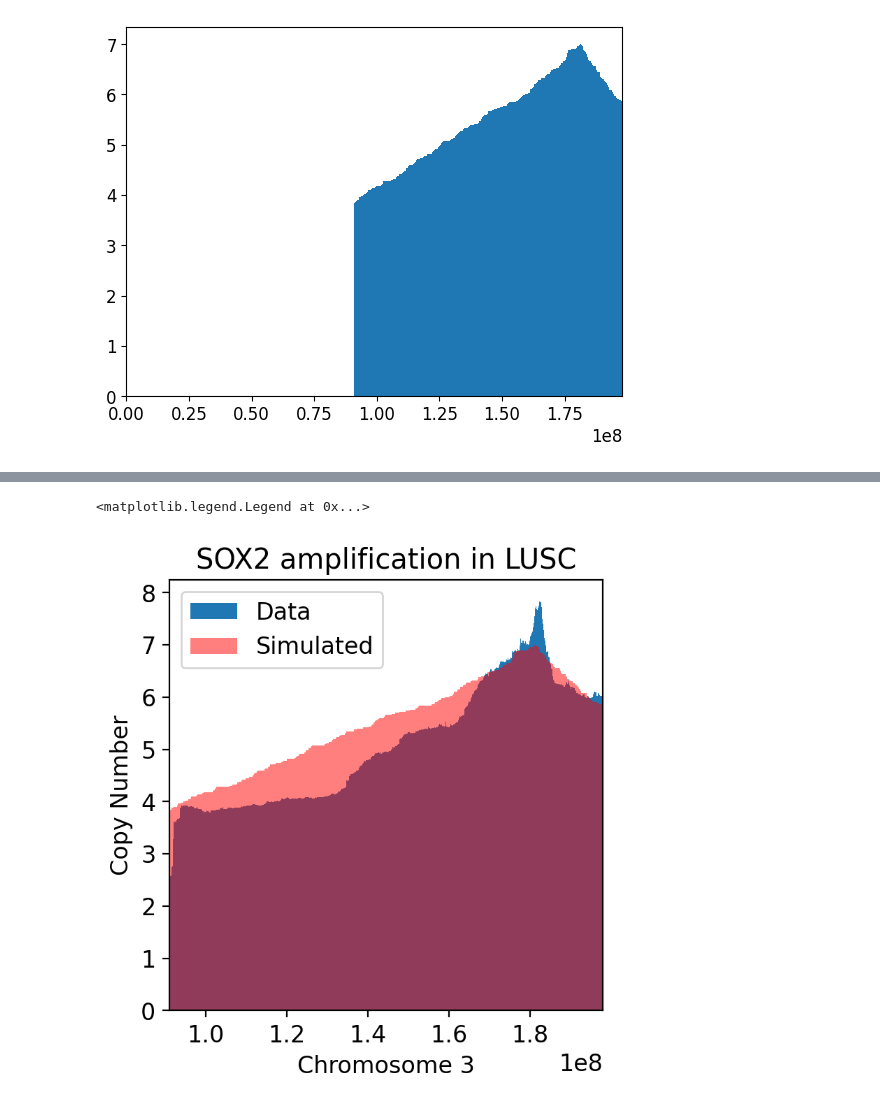
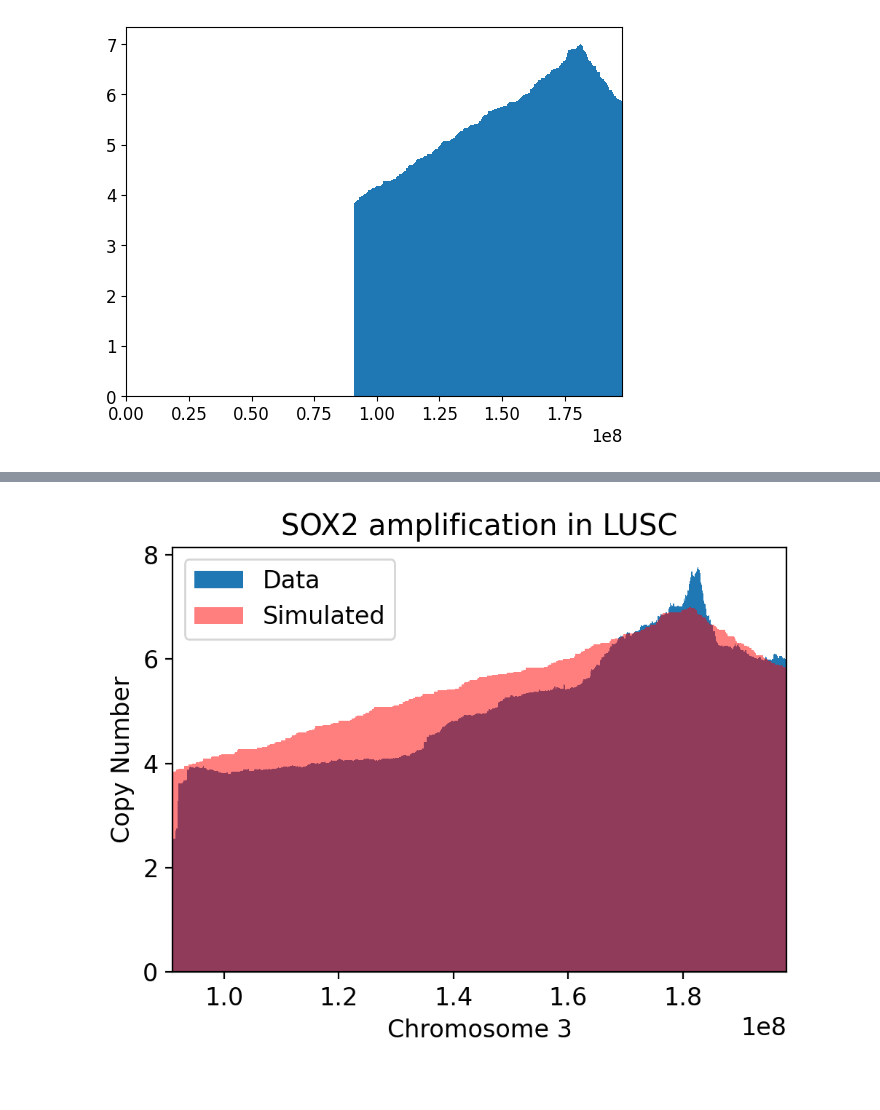
Before and after one commit to ICCB-Cologne/CNSistent, a Jupyter notebook: notebooks/analyze/analyze_SOX2_overlay.ipynb, the cells around one changed output, grey strips where cells are left out. Drawn from its saved outputs; the diff is of its cells as text; code cells hidden in the pictures.

```diff
--- a/notebooks/analyze/analyze_SOX2_overlay.ipynb
+++ b/notebooks/analyze/analyze_SOX2_overlay.ipynb
@@ -135,26 +119,32 @@ groups
 # %%
 # bar plot groups
-fig, ax = plt.subplots(figsize=(4, 4), dpi=200)
+fig, ax = plt.subplots(figsize=(5, 4), dpi=200)
 
 # double font size
 plt.rcParams.update({'font.size': 12})
 
 # Create a bar plot
 plt.bar(x=groups['start'], height=groups['total_cn'], width=(groups['end'] - groups['start']), align='edge')
 
 plt.bar(x=counts['start'], height=counts['CN'], width=widths, align='edge', alpha=0.5, color='red')
 
 
 # Set the x-axis start to 0
 plt.xlim(start, max(counts['end']))
 
 # label
 plt.xlabel("Chromosome 3")
 plt.ylabel("Copy Number")
 plt.title("SOX2 amplification in LUSC")
 
 # add legend
 plt.legend(["Data", "Simulated"])
+
+# tight layout
+plt.tight_layout()
+
+# save to img_path/sox_2_sim_vs_data.png
+plt.savefig(f"{img_path}/sox_2_sim_vs_data.png")
+plt.savefig(f"{img_path}/sox_2_sim_vs_data.pdf")
 # %% [output]
-<matplotlib.legend.Legend at 0x...>
-[figure, old version]
+[figure, new version]
```
Also changed, not shown: parts of 4 cells of this notebook, 6 other files.
